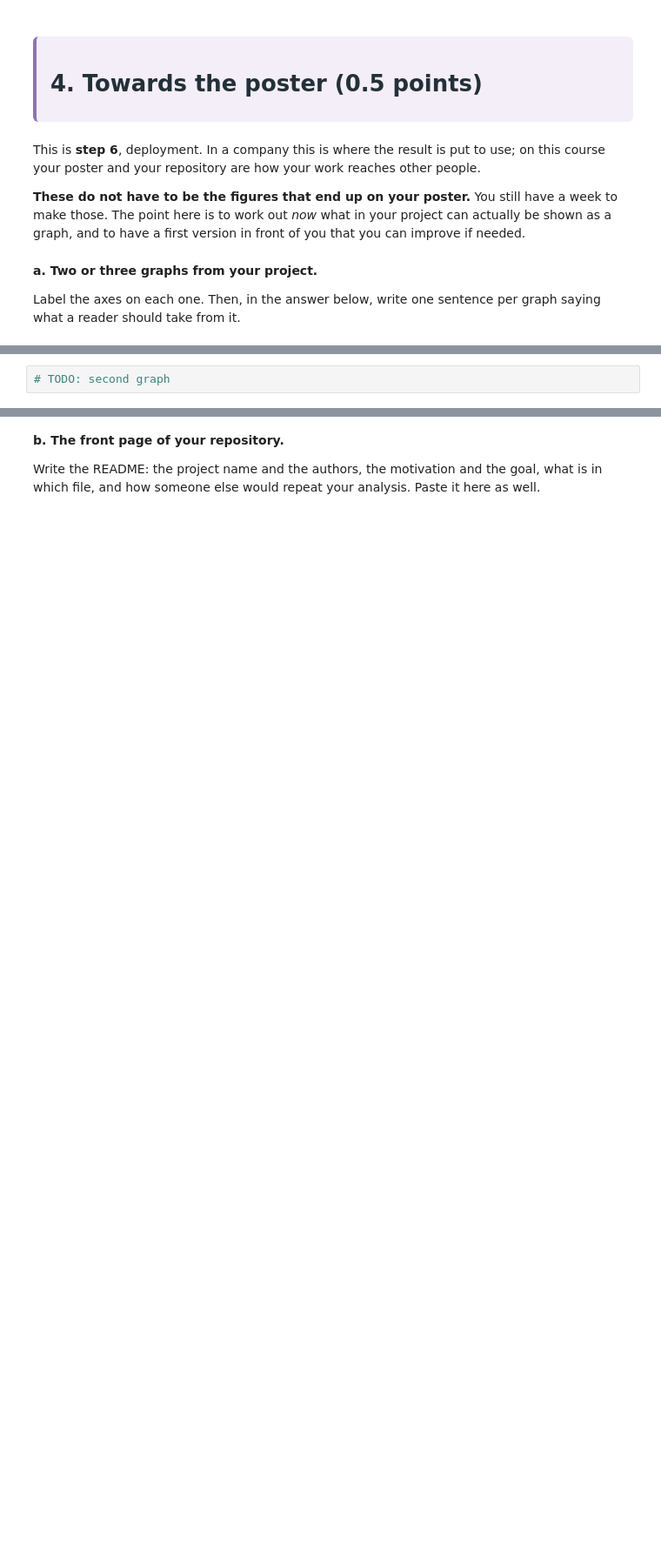
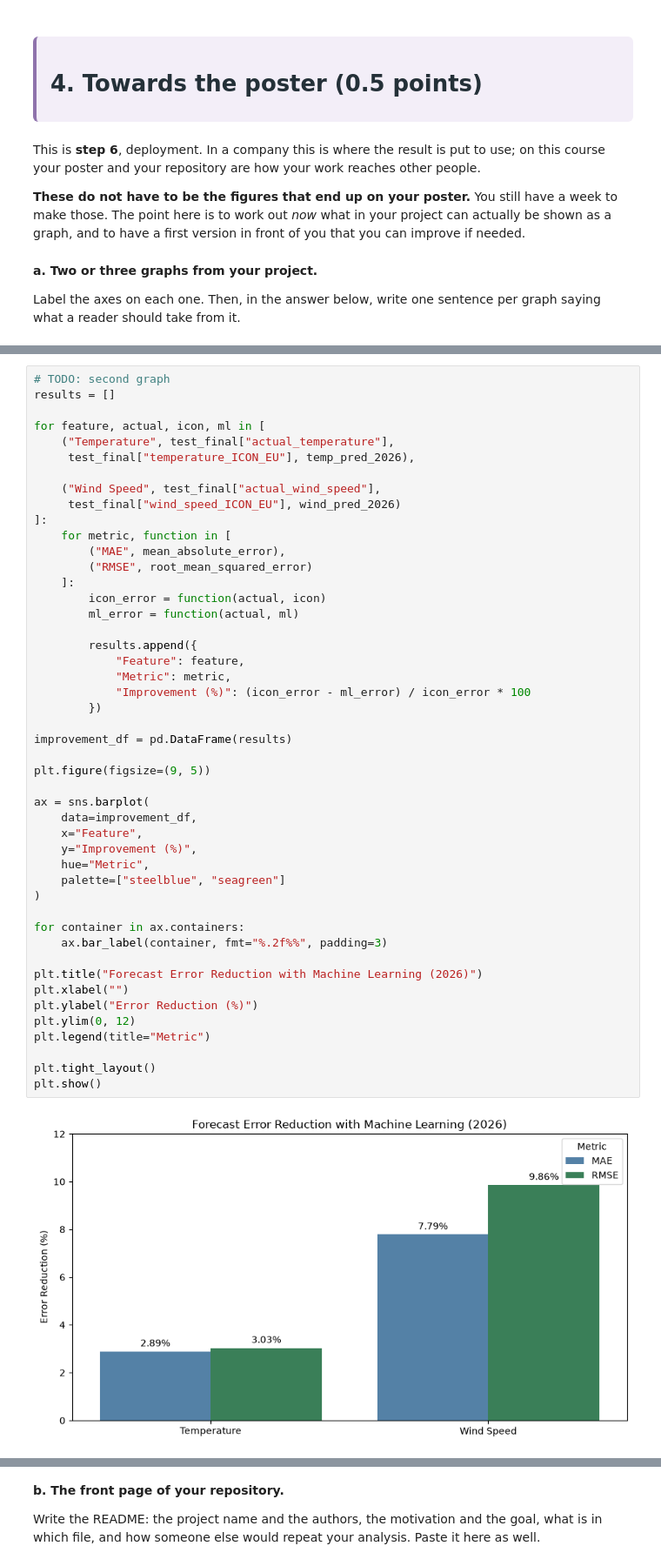
Before and after one commit to MarkenNisu/Machine_Learning_For_Weather, a Jupyter notebook: submissions/IDS2026_HW10.ipynb, the cells around one changed output, grey strips where cells are left out. Shown at 87% size. Saved outputs shown, nothing was run; the diff lists cells and outputs as text; blank space fills up the shorter version.

```diff
--- a/submissions/IDS2026_HW10.ipynb
+++ b/submissions/IDS2026_HW10.ipynb
@@ -274,4 +354,51 @@ Label the axes on each one. Then, in the answer below, write one sentence per gr
 # %%
 # TODO: second graph
+results = []
+
+for feature, actual, icon, ml in [
+    ("Temperature", test_final["actual_temperature"],
+     test_final["temperature_ICON_EU"], temp_pred_2026),
+
+    ("Wind Speed", test_final["actual_wind_speed"],
+     test_final["wind_speed_ICON_EU"], wind_pred_2026)
+]:
+    for metric, function in [
+        ("MAE", mean_absolute_error),
+        ("RMSE", root_mean_squared_error)
+    ]:
+        icon_error = function(actual, icon)
+        ml_error = function(actual, ml)
+
+        results.append({
+            "Feature": feature,
+            "Metric": metric,
+            "Improvement (%)": (icon_error - ml_error) / icon_error * 100
+        })
+
+improvement_df = pd.DataFrame(results)
+
+plt.figure(figsize=(9, 5))
+
+ax = sns.barplot(
+    data=improvement_df,
+    x="Feature",
+    y="Improvement (%)",
+    hue="Metric",
+    palette=["steelblue", "seagreen"]
+)
+
+for container in ax.containers:
+    ax.bar_label(container, fmt="%.2f%%", padding=3)
+
+plt.title("Forecast Error Reduction with Machine Learning (2026)")
+plt.xlabel("")
+plt.ylabel("Error Reduction (%)")
+plt.ylim(0, 12)
+plt.legend(title="Metric")
+
+plt.tight_layout()
+plt.show()
+# %% [output]
+[figure, added]
 # %%
 # TODO: third graph, if you have one
```
Also changed, not shown: parts of 9 cells of this notebook, 2 other files.
